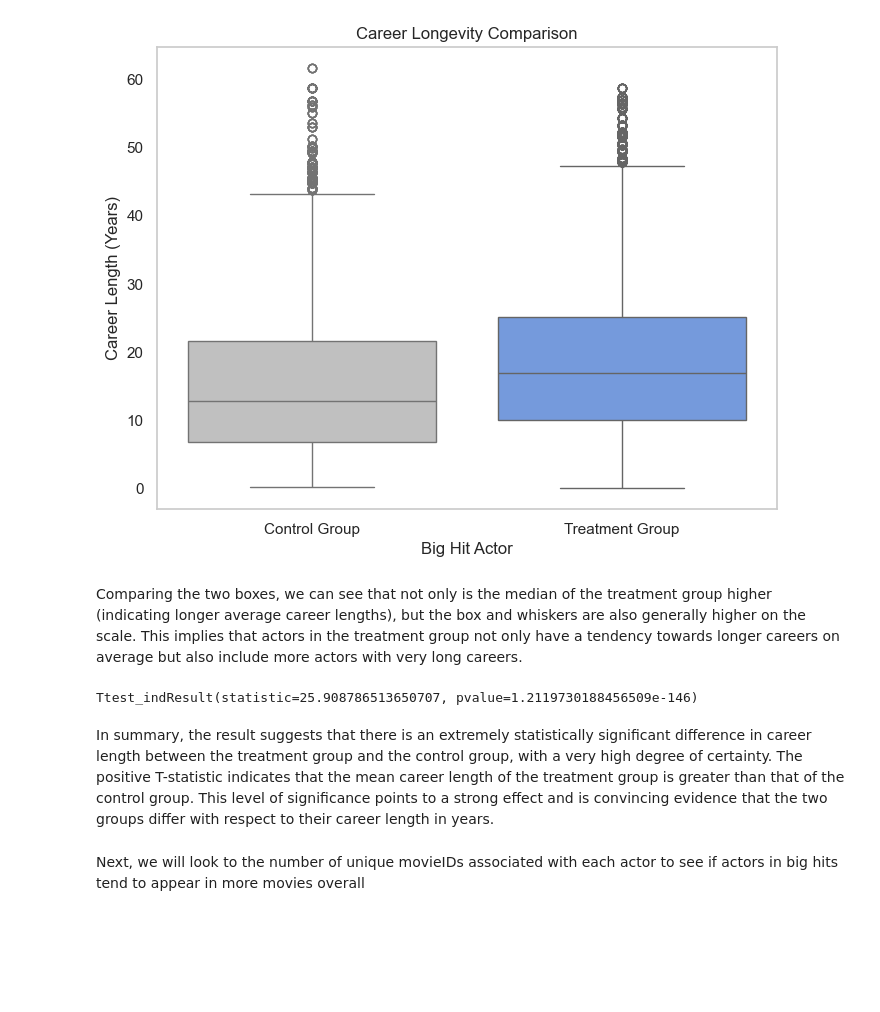
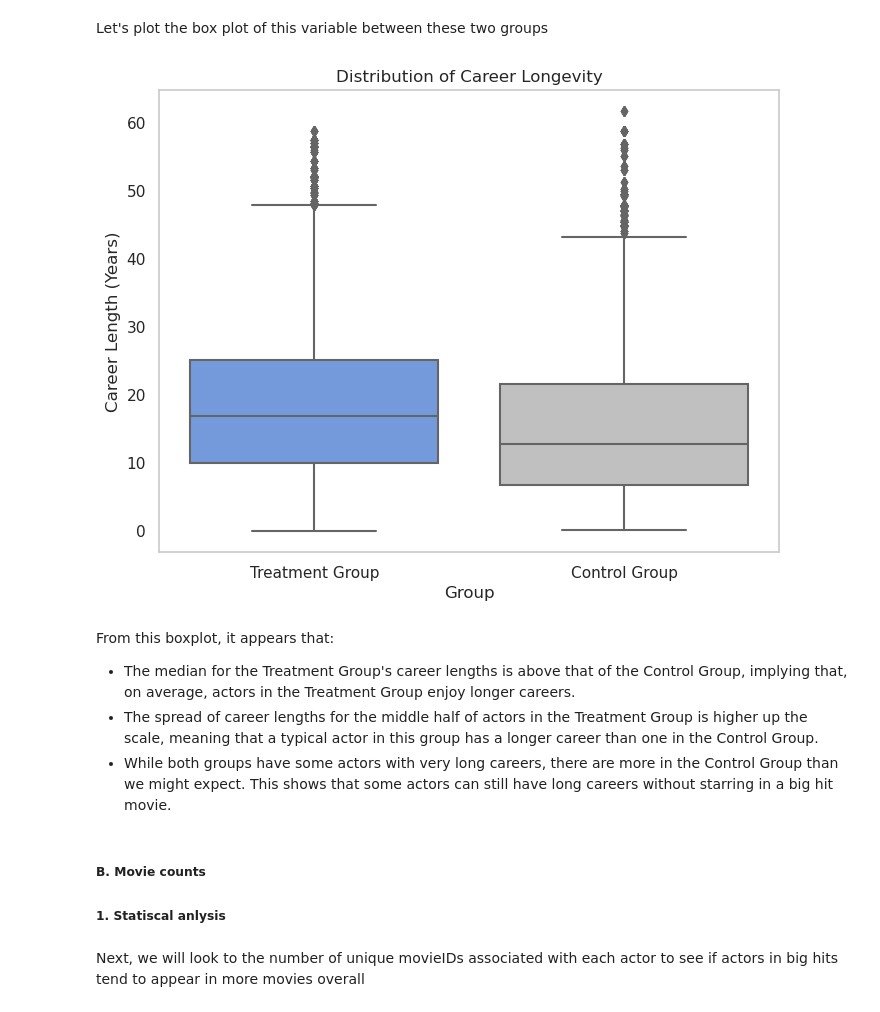
Before and after one commit to epfl-ada/ada-2023-project-pinacolada23, a Jupyter notebook: observational_study.ipynb, the cells around one changed output. Drawn from its saved outputs; the diff is of its cells as text; code cells hidden in the pictures; blank space fills up the shorter version.

```diff
--- a/observational_study.ipynb
+++ b/observational_study.ipynb
@@ -41,13 +51,16 @@ Now, we want to compare the carrer longevity
 # %%
-# Convert releaseDate to DateTime
+# Convert releaseDate to DateTime if it's not already the case
+df_movies_balanced = df_movies_balanced.copy()
 df_movies_balanced['releaseDate'] = pd.to_datetime(df_movies_balanced['releaseDate'], errors='coerce')
 
-# Calculate Last and First Apparence
+# Calculate the start and end of each actor's career
 career_start = df_movies_balanced.groupby('name_actor')['releaseDate'].min()
 career_end = df_movies_balanced.groupby('name_actor')['releaseDate'].max()
 
-# Convert days to years
+# Convert career duration from days to years
 career_duration = (career_end - career_start).dt.days / 365.25
 career_duration_df = career_duration.reset_index()
 career_duration_df.rename(columns={'releaseDate': 'career_length_in_years'}, inplace=True)
-carrer_longevity_df = pd.merge(df_movies_balanced, career_duration_df, on='name_actor')
+
+# Merge the career duration data back into the original DataFrame
+df_movies_balanced = pd.merge(df_movies_balanced, career_duration_df, on='name_actor')
@@ -60,7 +80,7 @@ See the caveats in the documentation: https://pandas.pydata.org/pandas-docs/stab
 # %%
-# Analysis
-treatment_group = carrer_longevity_df[carrer_longevity_df['big_hit_actor'] == True]
-control_group = carrer_longevity_df[carrer_longevity_df['big_hit_actor'] == False]
+# Analysis mean
+treatment_group = df_movies_balanced[df_movies_balanced['big_hit_actor'] == True]
+control_group = df_movies_balanced[df_movies_balanced['big_hit_actor'] == False]
 
 mean_career_length_treatment = treatment_group['career_length_in_years'].mean()
 mean_career_length_control = control_group['career_length_in_years'].mean()
@@ -95,27 +167,35 @@ The control group appears to have more actors in the shorter career span categor
+# %% [markdown]
+Let's plot the box plot of this variable between these two groups
 # %%
 # Box plot
+
+# Set the style
+sns.set(style="whitegrid")
+
+# Combine the data into a single DataFrame for plotting
+data_combined = pd.concat([treatment_group.assign(Group="Treatment Group"),
+                           control_group.assign(Group="Control Group")])
+
+# Plot boxplots
 plt.figure(figsize=(8, 6))
-sns.boxplot(x='big_hit_actor', y='career_length_in_years', data=carrer_longevity_df[~carrer_longevity_df.big_hit_actor], color='silver')
-sns.boxplot(x='big_hit_actor', y='career_length_in_years', data=carrer_longevity_df[carrer_longevity_df.big_hit_actor], color='cornflowerblue')
-
+sns.boxplot(x='Group', y='career_length_in_years', data=data_combined, palette={"Treatment Group": "cornflowerblue", "Control Group": "silver"})
 plt.grid(False)
-plt.title('Career Longevity Comparison')
-plt.xlabel('Big Hit Actor')
+plt.title('Distribution of Career Longevity')
+plt.xlabel('Group')
 plt.ylabel('Career Length (Years)')
-plt.xticks([0, 1], ['Control Group', 'Treatment Group'])
 plt.show()
 # %% [output]
-[figure, old version]
+[figure, new version]
-# %% [markdown]
-Comparing the two boxes, we can see that not only is the median of the treatment group higher (indicating longer average career lengths), but the box and whiskers are also generally higher on the scale. This implies that actors in the treatment group not only have a tendency towards longer careers on average but also include more actors with very long careers.
-# %%
-x1 = treatment_group['career_length_in_years'].dropna().values
-x2 = control_group['career_length_in_years'].dropna().values
-
-display(scipy.stats.ttest_ind(x1, x2))
-# %% [output]
-Ttest_indResult(statistic=25.908786513650707, pvalue=1.2119730188456509e-146)
-# %% [markdown]
-In summary, the result suggests that there is an extremely statistically significant difference in career length between the treatment group and the control group, with a very high degree of certainty. The positive T-statistic indicates that the mean career length of the treatment group is greater than that of the control group. This level of significance points to a strong effect and is convincing evidence that the two groups differ with respect to their career length in years.
+# %% [markdown]
+From this boxplot, it appears that:
+
+- The median for the Treatment Group's career lengths is above that of the Control Group, implying that, on average, actors in the Treatment Group enjoy longer careers.
+- The spread of career lengths for the middle half of actors in the Treatment Group is higher up the scale, meaning that a typical actor in this group has a longer career than one in the Control Group.
+- While both groups have some actors with very long careers, there are more in the Control Group than we might expect. This shows that some actors can still have long careers without starring in a big hit movie.
+# %% [markdown]
+##### B. Movie counts
+
+
+##### 1. Statiscal anlysis
 # %% [markdown]
 Next, we will look to the number of unique movieIDs associated with each actor to see if actors in big hits tend to appear in more movies overall
```
Also changed, not shown: parts of 36 cells of this notebook.
